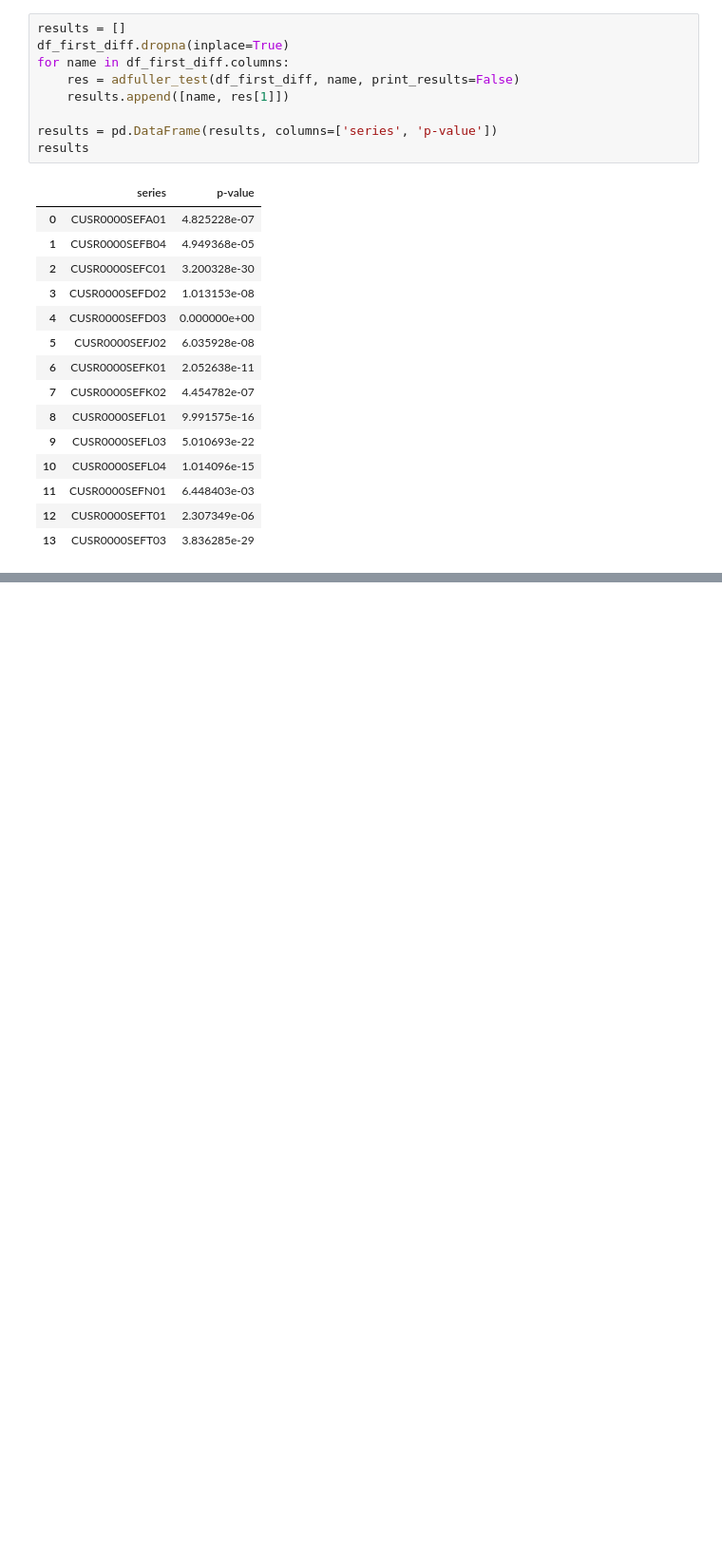
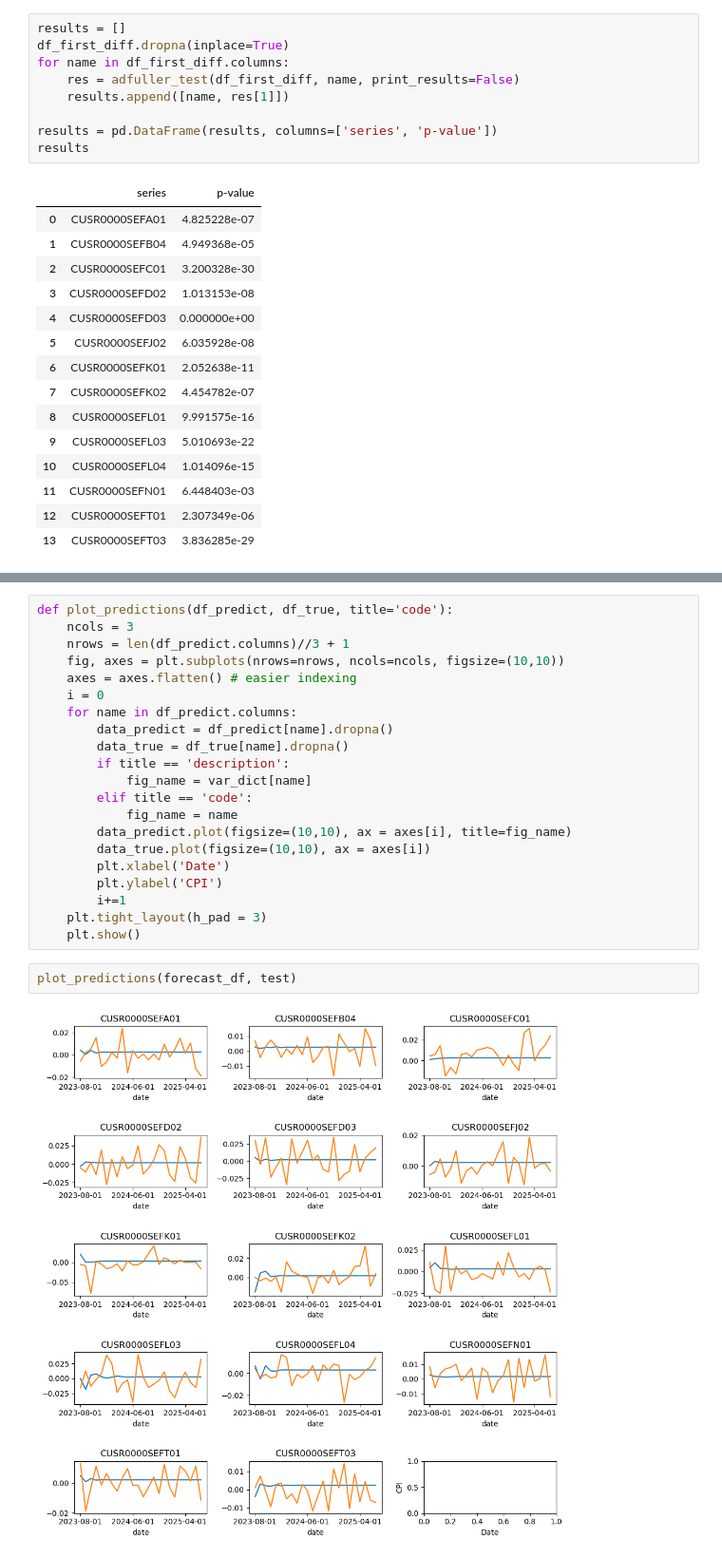
Before and after one commit to Erdos-Projects/fall-2025-food-price-forecasting, a Jupyter notebook: src/eda/EDA.ipynb, the cells around one changed output, grey strips where cells are left out. Shown at 95% size. Saved outputs shown, nothing was run; the diff lists cells and outputs as text; blank space fills up the shorter version.

```diff
--- a/src/eda/EDA.ipynb
+++ b/src/eda/EDA.ipynb
@@ -243,0 +340,25 @@ results
+# %%
+def plot_predictions(df_predict, df_true, title='code'):
+    ncols = 3
+    nrows = len(df_predict.columns)//3 + 1
+    fig, axes = plt.subplots(nrows=nrows, ncols=ncols, figsize=(10,10))
+    axes = axes.flatten() # easier indexing
+    i = 0
+    for name in df_predict.columns:
+        data_predict = df_predict[name].dropna()
+        data_true = df_true[name].dropna()
+        if title == 'description':
+            fig_name = var_dict[name]
+        elif title == 'code':
+            fig_name = name
+        data_predict.plot(figsize=(10,10), ax = axes[i], title=fig_name)
+        data_true.plot(figsize=(10,10), ax = axes[i])
+        plt.xlabel('Date')
+        plt.ylabel('CPI')
+        i+=1
+    plt.tight_layout(h_pad = 3)
+    plt.show()
+# %%
+plot_predictions(forecast_df, test)
+# %% [output]
+[figure, added]
```
Also changed, not shown: parts of 11 cells of this notebook.
